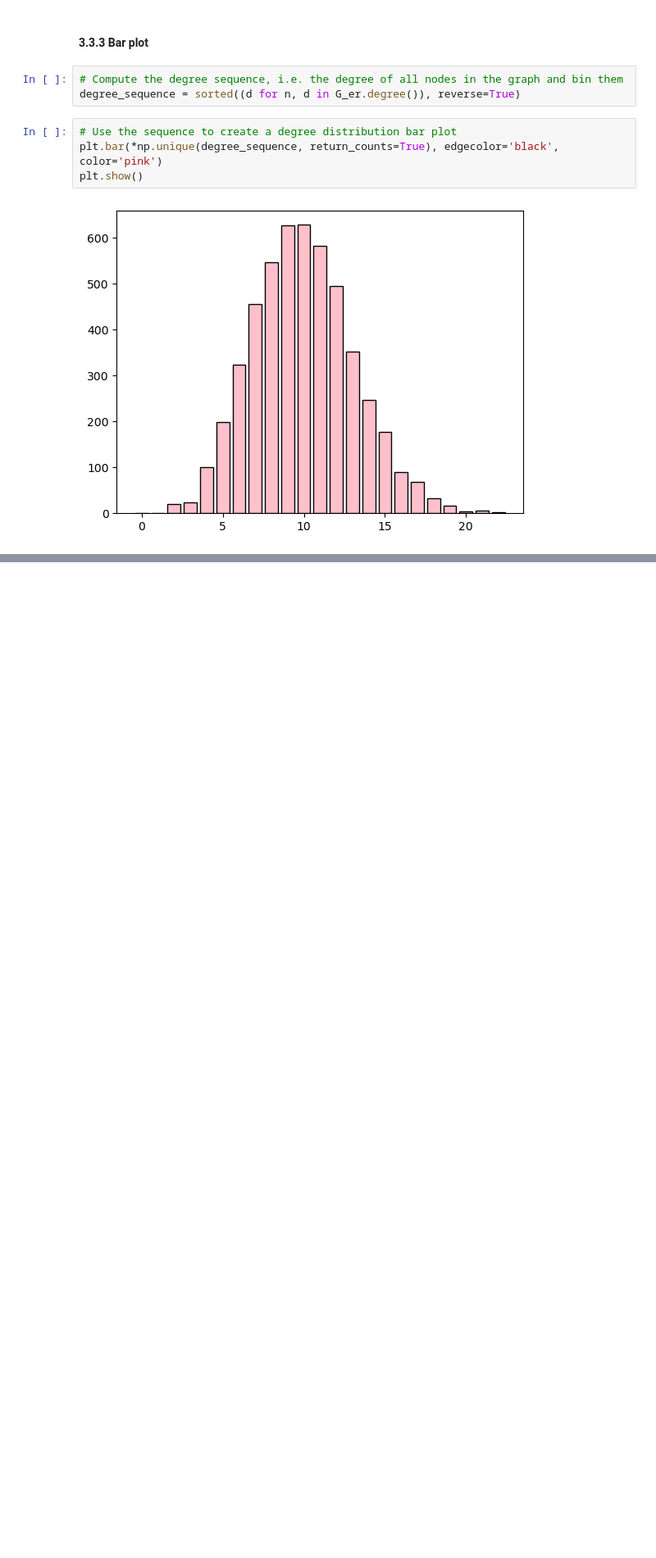
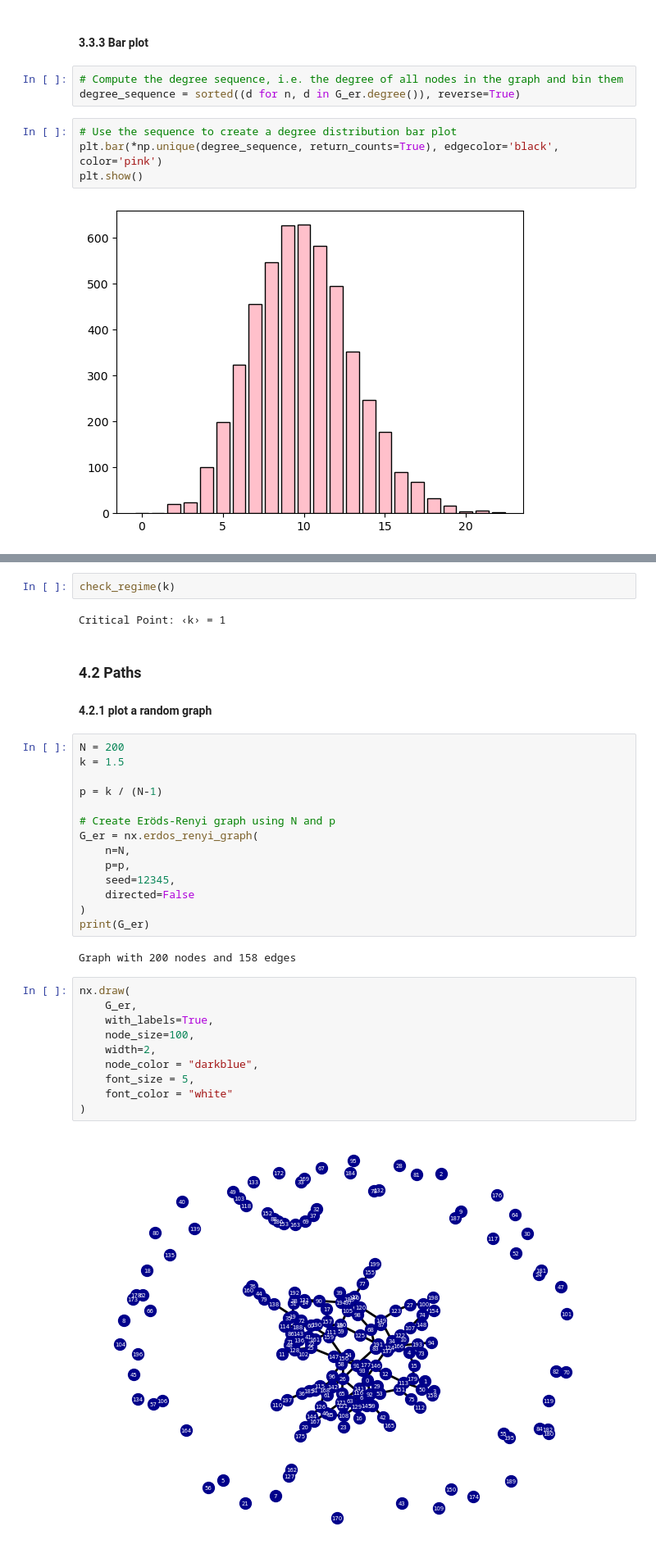
Before and after one commit to AleksandarLukic96/02805_Social_Graphs_and_Interactions, a Jupyter notebook: Exercise_solutions/Week_2.ipynb, the cells around one changed output, grey strips where cells are left out. Shown at 82% size. Cells and saved outputs as stored; diff of their text form; blank space fills up the shorter version.

```diff
--- a/Exercise_solutions/Week_2.ipynb
+++ b/Exercise_solutions/Week_2.ipynb
@@ -669,0 +810,35 @@ plt.show()
+# %%
+check_regime(k)
+# %% [output]
+Critical Point: ‹k› = 1
+# %% [markdown]
+### 4.2 Paths
+#### 4.2.1 plot a random graph
+# %%
+N = 200
+k = 1.5
+
+p = k / (N-1)
+
+# Create Eröds-Renyi graph using N and p
+G_er = nx.erdos_renyi_graph(
+    n=N,
+    p=p,
+    seed=12345,
+    directed=False
+)
+print(G_er)
+# %% [output]
+Graph with 200 nodes and 158 edges
+# %%
+nx.draw(
+    G_er,
+    with_labels=True,
+    node_size=100,
+    width=2,
+    node_color = "darkblue",
+    font_size = 5,
+    font_color = "white"
+)
+# %% [output]
+[figure, added]
```
Also changed, not shown: parts of 45 cells of this notebook.
